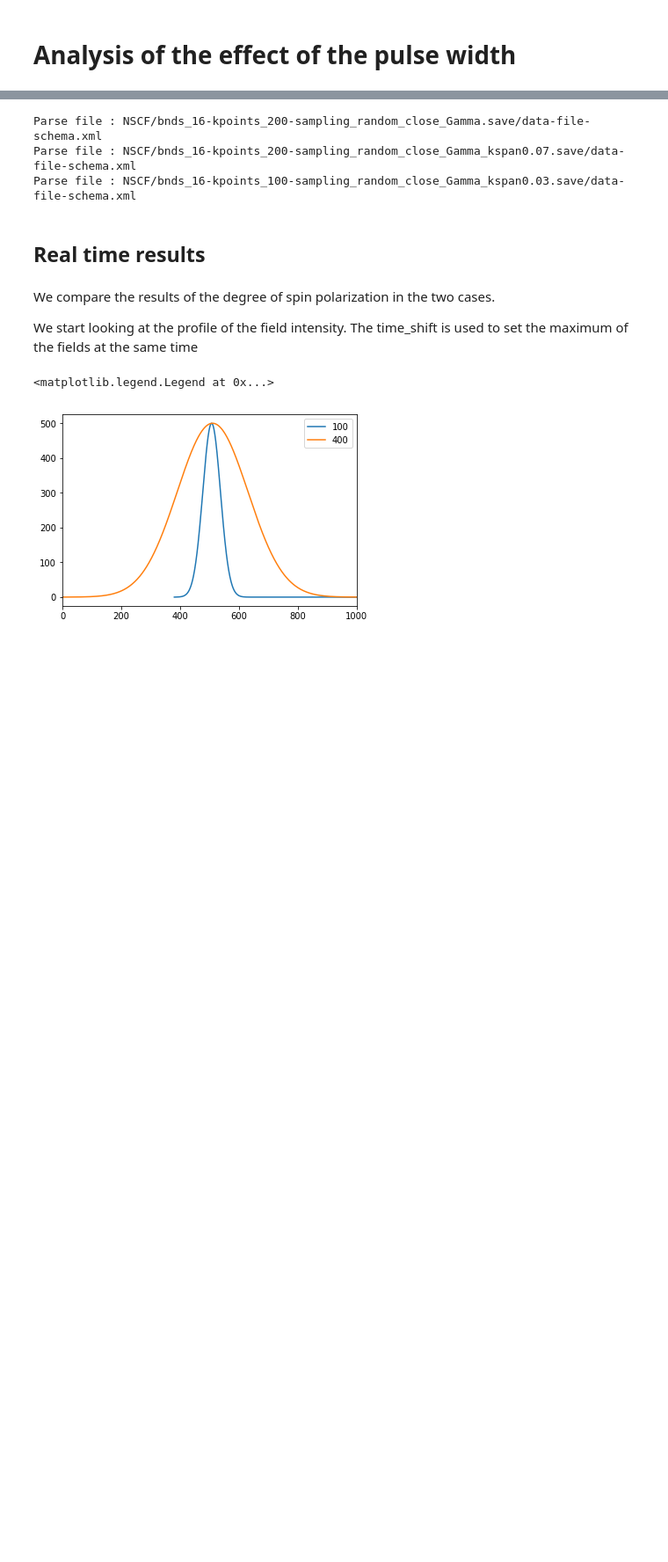
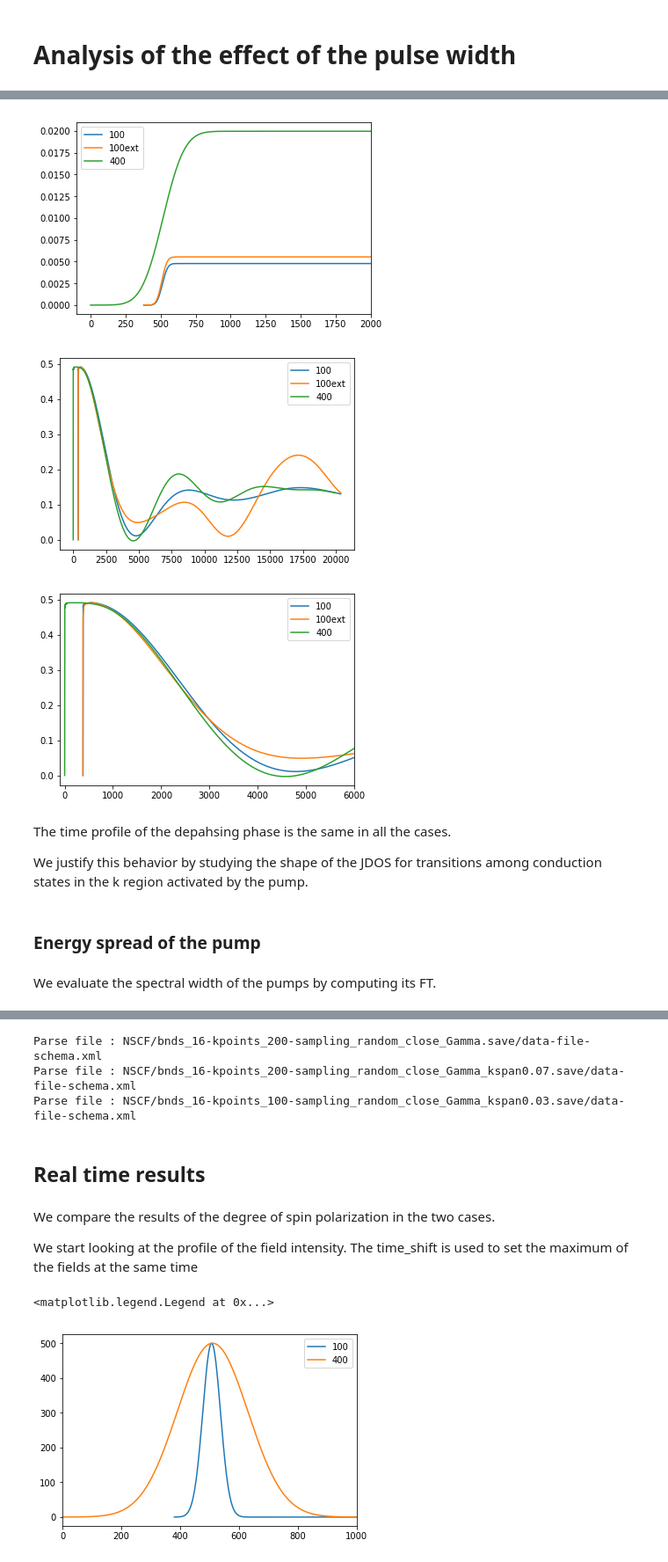
Before and after one commit to marcodalessandro76/Generation-and-decay-of-the-degree-of-spin-polarization-in-GaAs, a Jupyter notebook: ANALYSIS_Pulse_width.ipynb, the cells around one changed output, grey strips where cells are left out. Shown at 88% size. Cells and saved outputs as stored; diff of their text form; code cells hidden in the pictures; blank space fills up the shorter version.

```diff
--- a/ANALYSIS_Pulse_width.ipynb
+++ b/ANALYSIS_Pulse_width.ipynb
@@ -15,0 +61,33 @@ The grid of k points is the same in the two computations.
+# %%
+plt.plot(carriers100['time']+time_shift,carriers100['dne'],label=100)
+plt.plot(carriers100ext['time']+time_shift,carriers100ext['dne']*0.07**3/0.05**3,label='100ext')
+plt.plot(carriers400['time'],carriers400['dne'],label=400)
+plt.xlim(-100,2000)
+plt.legend()
+plt.show()
+
+plt.plot(spin100['time']+time_shift,spin100['Mc_z'],label=100)
+plt.plot(spin100ext['time']+time_shift,spin100ext['Mc_z'],label='100ext')
+plt.plot(spin400['time'],spin400['Mc_z'],label=400)
+plt.legend()
+plt.show()
+
+plt.plot(spin100['time']+time_shift,spin100['Mc_z'],label=100)
+plt.plot(spin100ext['time']+time_shift,spin100ext['Mc_z'],label='100ext')
+plt.plot(spin400['time'],spin400['Mc_z'],label=400)
+plt.xlim(-100,6000)
+plt.legend()
+plt.show()
+# %% [output]
+[figure, added]
+[figure, added]
+[figure, added]
+# %% [markdown]
+The time profile of the depahsing phase is the same in all the cases.
+
+We justify this behavior by studying the shape of the JDOS for transitions among conduction
+states in the k region activated by the pump.
+# %% [markdown]
+### Energy spread of the pump
+# %% [markdown]
+We evaluate the spectral width of the pumps by computing its FT.
```
Also changed, not shown: parts of 51 cells of this notebook, 1 other file.
